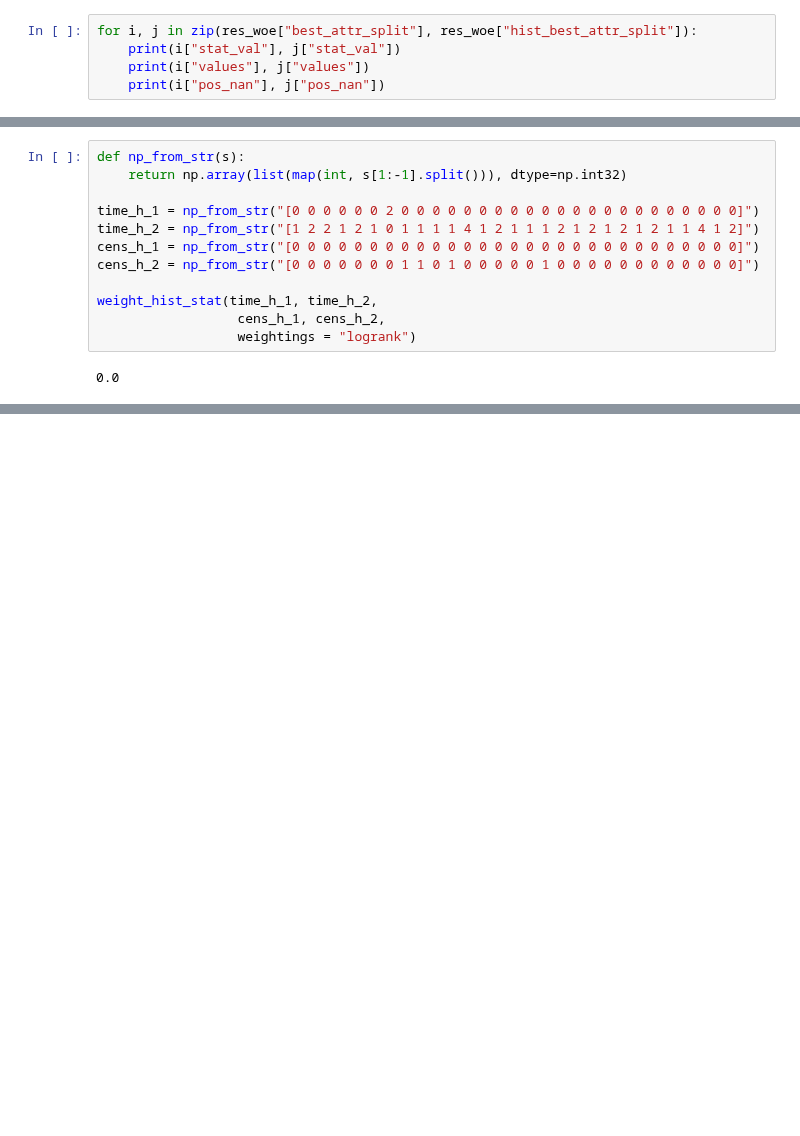
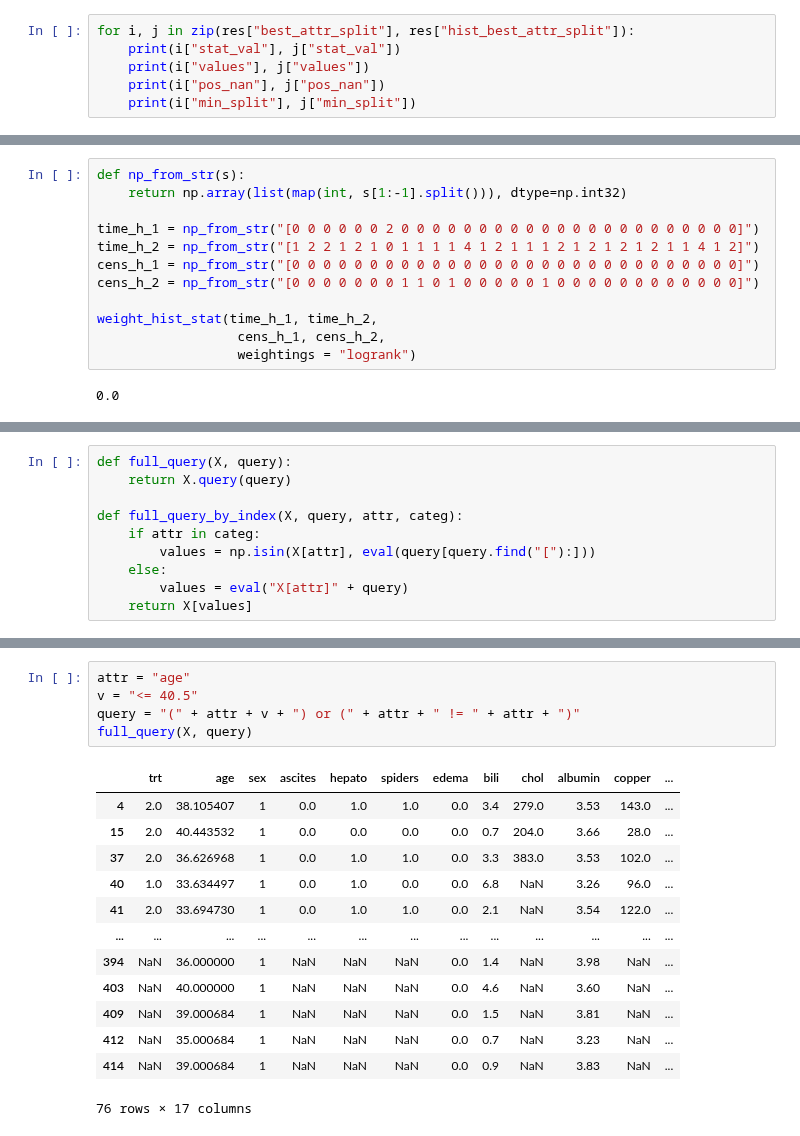
Before and after one commit to iuliivasilev/dev-survivors, a Jupyter notebook: demonstration/HistogramFindSplit.ipynb, the cells around one changed output, grey strips where cells are left out. Drawn from its saved outputs; the diff is of its cells as text; blank space fills up the shorter version.

```diff
--- a/demonstration/HistogramFindSplit.ipynb
+++ b/demonstration/HistogramFindSplit.ipynb
@@ -667,6 +645,7 @@ False
 # %%
-for i, j in zip(res_woe["best_attr_split"], res_woe["hist_best_attr_split"]):
+for i, j in zip(res["best_attr_split"], res["hist_best_attr_split"]):
     print(i["stat_val"], j["stat_val"])
     print(i["values"], j["values"])
     print(i["pos_nan"], j["pos_nan"])
+    print(i["min_split"], j["min_split"])
 # %% [output]
@@ -1263,0 +1431,10 @@ weight_hist_stat(time_h_1, time_h_2,
+# %%
+def full_query(X, query):
+    return X.query(query)
+
+def full_query_by_index(X, query, attr, categ):
+    if attr in categ:
+        values = np.isin(X[attr], eval(query[query.find("["):]))
+    else:
+        values = eval("X[attr]" + query)
+    return X[values]
@@ -1263,0 +1445,19 @@ weight_hist_stat(time_h_1, time_h_2,
+# %%
+attr = "age"
+v = "<= 40.5"
+query = "(" + attr + v + ") or (" + attr + " != " + attr + ")"
+full_query(X, query)
+# %% [output]
+|  | trt | age | sex | ascites | hepato | spiders | edema | bili | chol | albumin | copper | ... |
+| 4 | 2.0 | 38.105407 | 1 | 0.0 | 1.0 | 1.0 | 0.0 | 3.4 | 279.0 | 3.53 | 143.0 | ... |
+| 15 | 2.0 | 40.443532 | 1 | 0.0 | 0.0 | 0.0 | 0.0 | 0.7 | 204.0 | 3.66 | 28.0 | ... |
+| 37 | 2.0 | 36.626968 | 1 | 0.0 | 1.0 | 1.0 | 0.0 | 3.3 | 383.0 | 3.53 | 102.0 | ... |
+| 40 | 1.0 | 33.634497 | 1 | 0.0 | 1.0 | 0.0 | 0.0 | 6.8 | NaN | 3.26 | 96.0 | ... |
+| 41 | 2.0 | 33.694730 | 1 | 0.0 | 1.0 | 1.0 | 0.0 | 2.1 | NaN | 3.54 | 122.0 | ... |
+| ... | ... | ... | ... | ... | ... | ... | ... | ... | ... | ... | ... | ... |
+| 394 | NaN | 36.000000 | 1 | NaN | NaN | NaN | 0.0 | 1.4 | NaN | 3.98 | NaN | ... |
+| 403 | NaN | 40.000000 | 1 | NaN | NaN | NaN | 0.0 | 4.6 | NaN | 3.60 | NaN | ... |
+| 409 | NaN | 39.000684 | 1 | NaN | NaN | NaN | 0.0 | 1.5 | NaN | 3.81 | NaN | ... |
+| 412 | NaN | 35.000684 | 1 | NaN | NaN | NaN | 0.0 | 0.7 | NaN | 3.23 | NaN | ... |
+| 414 | NaN | 39.000684 | 1 | NaN | NaN | NaN | 0.0 | 0.9 | NaN | 3.83 | NaN | ... |
+76 rows × 17 columns
```
Also changed, not shown: parts of 27 cells of this notebook, 1 other file.
